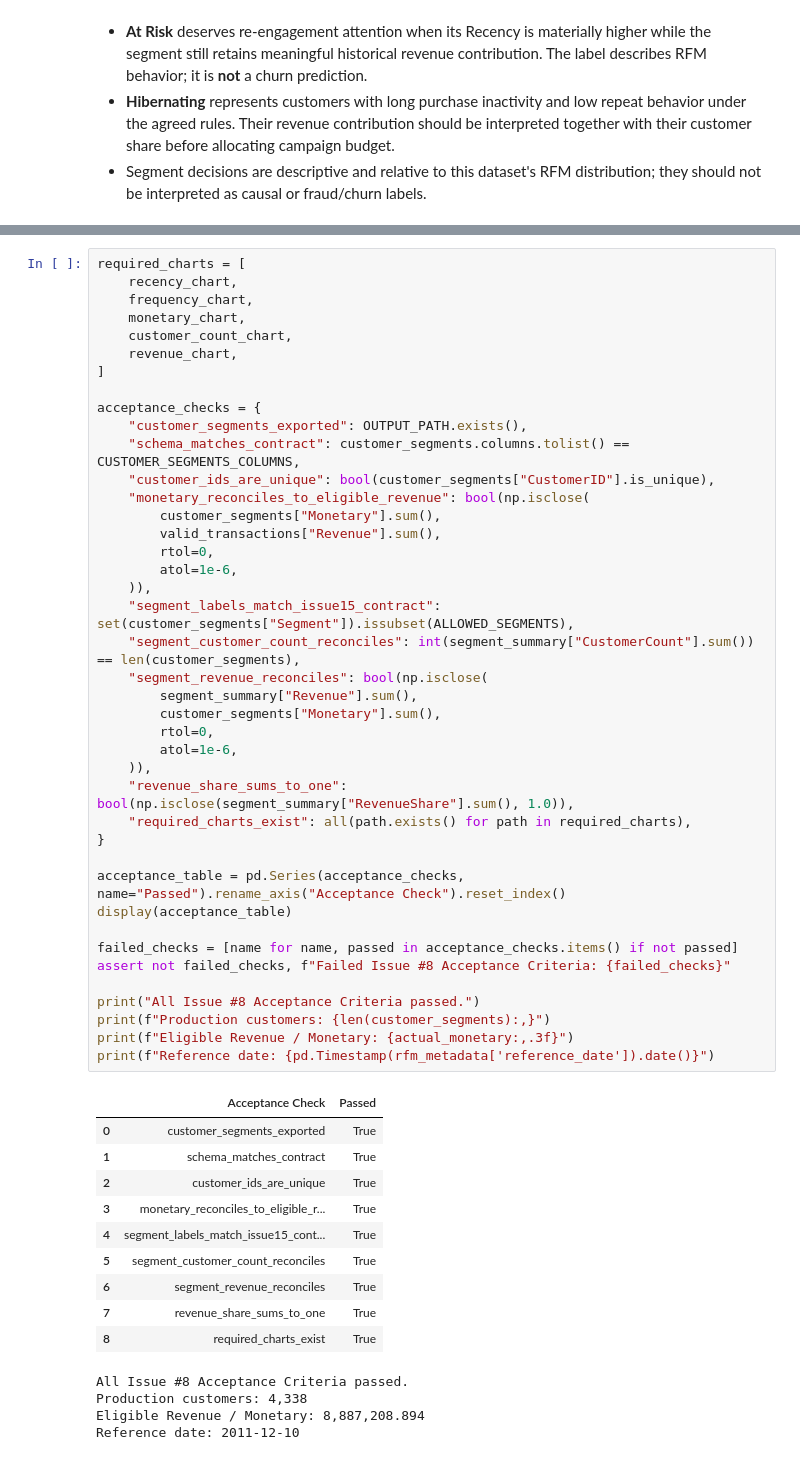
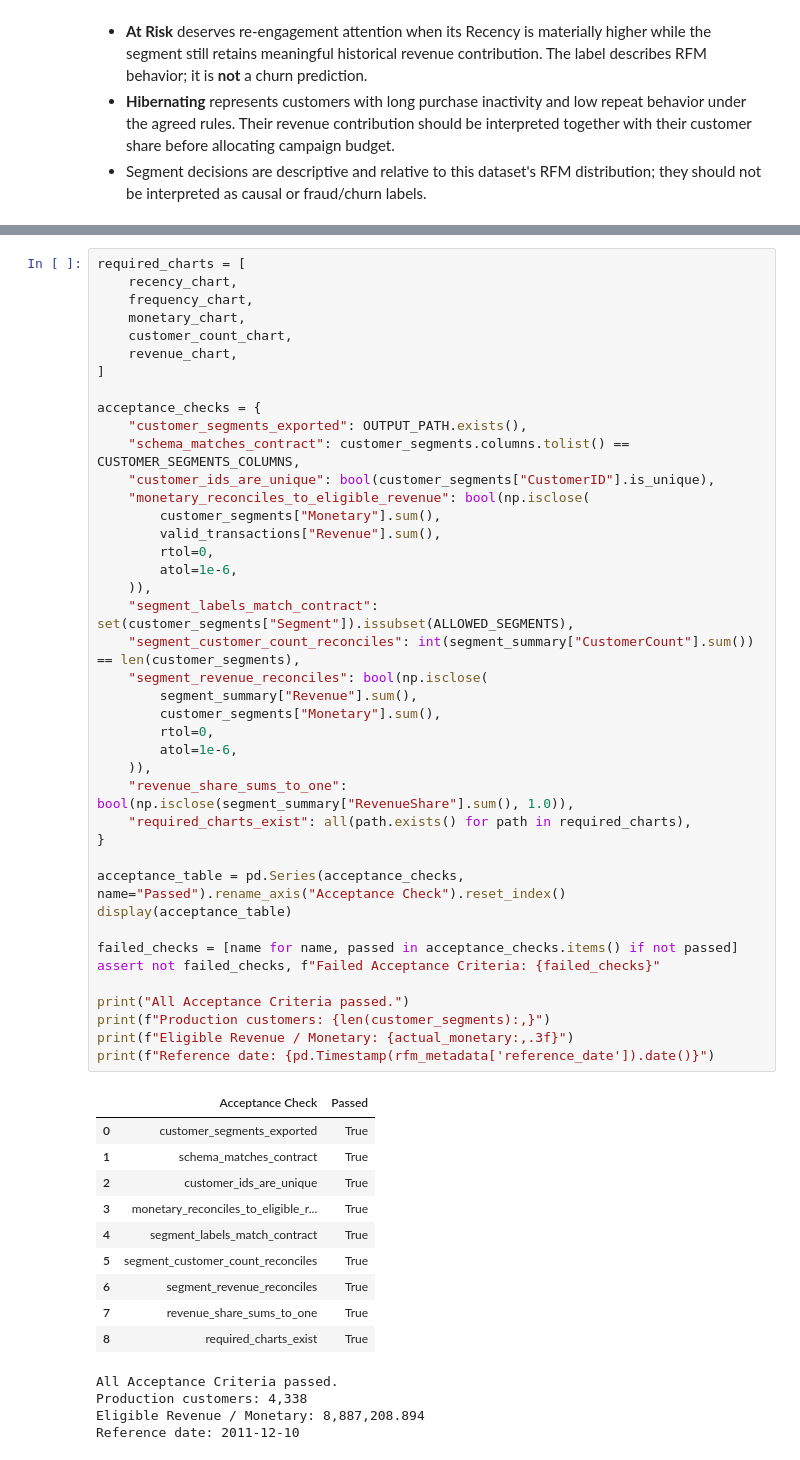
Before and after one commit to keith1101/pds301m-ecommerce-analytics, a Jupyter notebook: notebooks/04_customer_segmentation.ipynb, the cells around one changed output, grey strips where cells are left out. Drawn from its saved outputs; the diff is of its cells as text.

```diff
--- a/notebooks/04_customer_segmentation.ipynb
+++ b/notebooks/04_customer_segmentation.ipynb
@@ -582,42 +602,42 @@ acceptance_checks = {
         customer_segments["Monetary"].sum(),
         valid_transactions["Revenue"].sum(),
         rtol=0,
         atol=1e-6,
     )),
-    "segment_labels_match_issue15_contract": set(customer_segments["Segment"]).issubset(ALLOWED_SEGMENTS),
+    "segment_labels_match_contract": set(customer_segments["Segment"]).issubset(ALLOWED_SEGMENTS),
     "segment_customer_count_reconciles": int(segment_summary["CustomerCount"].sum()) == len(customer_segments),
     "segment_revenue_reconciles": bool(np.isclose(
         segment_summary["Revenue"].sum(),
         customer_segments["Monetary"].sum(),
         rtol=0,
         atol=1e-6,
     )),
     "revenue_share_sums_to_one": bool(np.isclose(segment_summary["RevenueShare"].sum(), 1.0)),
     "required_charts_exist": all(path.exists() for path in required_charts),
 }
 
 acceptance_table = pd.Series(acceptance_checks, name="Passed").rename_axis("Acceptance Check").reset_index()
 display(acceptance_table)
 
 failed_checks = [name for name, passed in acceptance_checks.items() if not passed]
-assert not failed_checks, f"Failed Issue #8 Acceptance Criteria: {failed_checks}"
+assert not failed_checks, f"Failed Acceptance Criteria: {failed_checks}"
 
-print("All Issue #8 Acceptance Criteria passed.")
+print("All Acceptance Criteria passed.")
 print(f"Production customers: {len(customer_segments):,}")
 print(f"Eligible Revenue / Monetary: {actual_monetary:,.3f}")
 print(f"Reference date: {pd.Timestamp(rfm_metadata['reference_date']).date()}")
 # %% [output]
 |  | Acceptance Check | Passed |
 | 0 | customer_segments_exported | True |
 | 1 | schema_matches_contract | True |
 | 2 | customer_ids_are_unique | True |
 | 3 | monetary_reconciles_to_eligible_r... | True |
-| 4 | segment_labels_match_issue15_cont... | True |
+| 4 | segment_labels_match_contract | True |
 | 5 | segment_customer_count_reconciles | True |
 | 6 | segment_revenue_reconciles | True |
 | 7 | revenue_share_sums_to_one | True |
 | 8 | required_charts_exist | True |
-All Issue #8 Acceptance Criteria passed.
+All Acceptance Criteria passed.
 Production customers: 4,338
 Eligible Revenue / Monetary: 8,887,208.894
 Reference date: 2011-12-10
```
Also changed, not shown: parts of 36 cells of this notebook, 15 other files.
